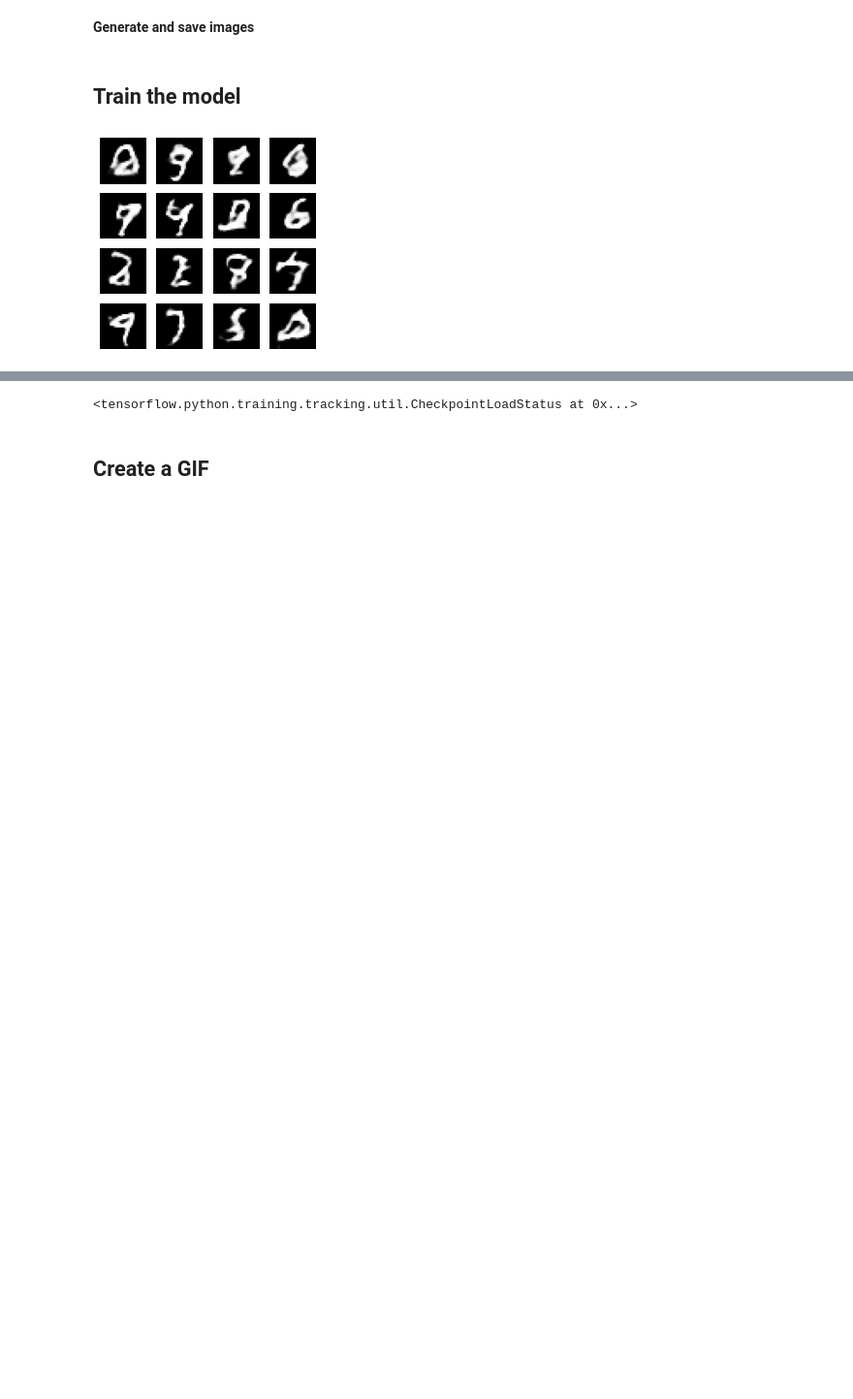
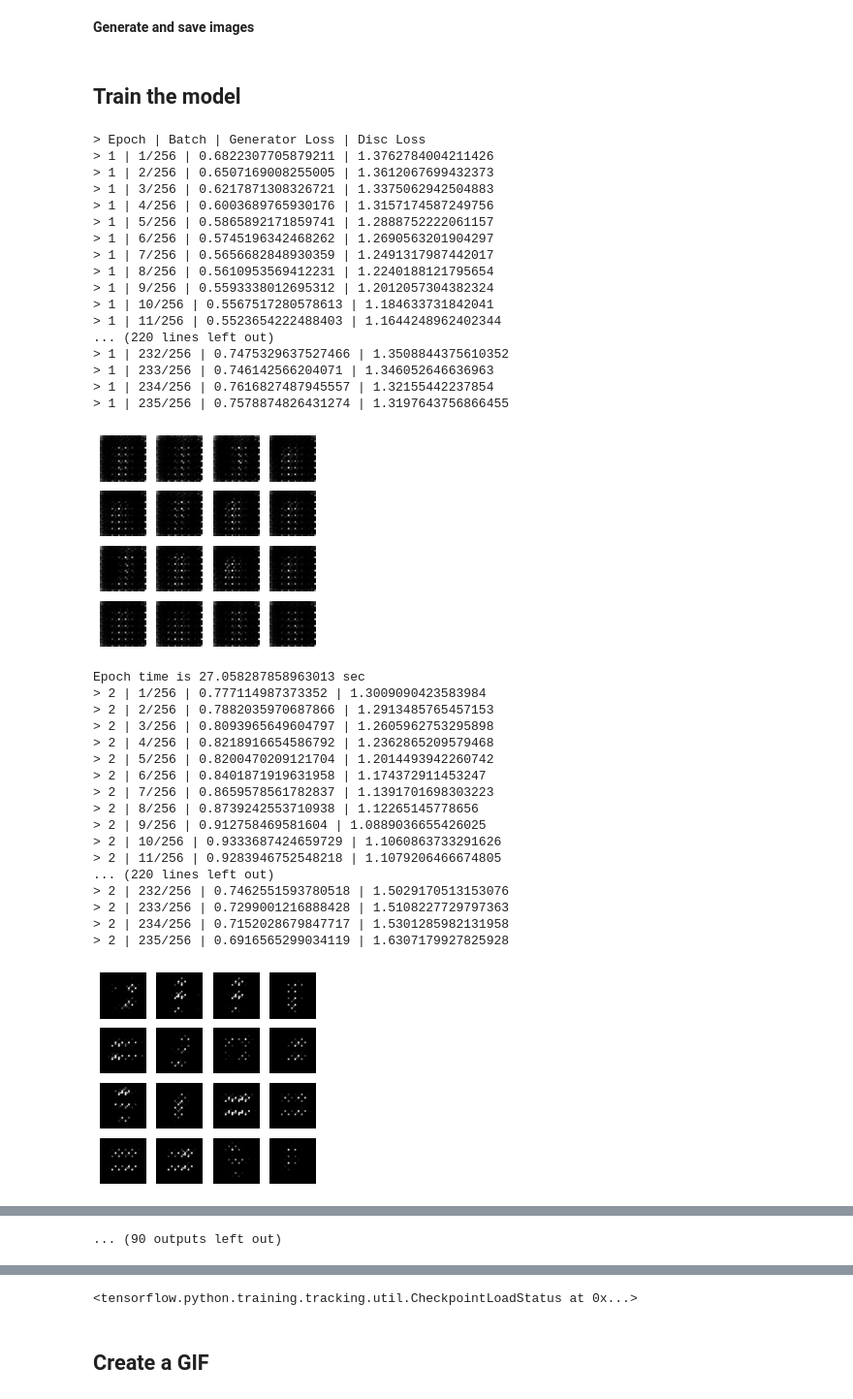
Before and after one commit to limafernando/mnist-gan, a Jupyter notebook: mnist_gan.ipynb, the cells around one changed output, grey strips where cells are left out. Shown at 97% size. Drawn from its saved outputs; the diff is of its cells as text; code cells hidden in the pictures; blank space fills up the shorter version.

Commit message:
Adding training status and the losses graph

```diff
--- a/mnist_gan.ipynb
+++ b/mnist_gan.ipynb
@@ -202,16 +202,35 @@ def train_step(images):
 
     generator_optimizer.apply_gradients(zip(gradients_of_generator, generator.trainable_variables))
     discriminator_optimizer.apply_gradients(zip(gradients_of_discriminator, discriminator.trainable_variables))
+
+    return gen_loss, disc_loss
 # %%
 def train(dataset, epochs):
+
+    print ('> Epoch | Batch | Generator Loss | Disc Loss')
+
+    total_time = 0
+    losses = []
+
     for epoch in range(epochs):
-        start = time.time()
+        start_time = time.time()
+
+        batch_count = 1
 
         for image_batch in dataset:
-            train_step(image_batch)
+
+            gen_loss, disc_loss = train_step(image_batch)
+
+            print ('> {} | {}/{} | {} | {}'.format(epoch + 1, batch_count,
+                                                        BATCH_SIZE,
+                                                        gen_loss, disc_loss))
+
+            batch_count += 1
+
+        losses.append((gen_loss, disc_loss))
 
         # Produce images for the GIF as we go
-        display.clear_output(wait=True)
+        #display.clear_output(wait=True)
         generate_and_save_images(generator,
                                 epoch + 1,
                                 seed)
@@ -220,13 +239,17 @@ def train(dataset, epochs):
         if (epoch + 1) % 15 == 0:
             checkpoint.save(file_prefix = checkpoint_prefix)
 
-        print ('Time for epoch {} is {} sec'.format(epoch + 1, time.time()-start))
+        print('Epoch time is {} sec'.format(time.time()-start_time))
+
+    print('Total training time is {} sec'.format(time.time()-start_time))
 
     # Generate after the final epoch
-    display.clear_output(wait=True)
+    #display.clear_output(wait=True)
     generate_and_save_images(generator,
                             epochs,
                             seed)
+
+    return losses
 # %% [markdown]
 **Generate and save images**
 # %%
@@ -245,6 +268,41 @@ def generate_and_save_images(model, epoch, test_input):
 # %% [markdown]
 ## Train the model
 # %%
-train(train_dataset, EPOCHS)
+losses = train(train_dataset, EPOCHS)
 # %% [output]
+> Epoch | Batch | Generator Loss | Disc Loss
+> 1 | 1/256 | 0.6822307705879211 | 1.3762784004211426
+> 1 | 2/256 | 0.6507169008255005 | 1.3612067699432373
+> 1 | 3/256 | 0.6217871308326721 | 1.3375062942504883
+> 1 | 4/256 | 0.6003689765930176 | 1.3157174587249756
+> 1 | 5/256 | 0.5865892171859741 | 1.2888752222061157
+> 1 | 6/256 | 0.5745196342468262 | 1.2690563201904297
+> 1 | 7/256 | 0.5656682848930359 | 1.2491317987442017
+> 1 | 8/256 | 0.5610953569412231 | 1.2240188121795654
+> 1 | 9/256 | 0.5593338012695312 | 1.2012057304382324
+> 1 | 10/256 | 0.5567517280578613 | 1.184633731842041
+> 1 | 11/256 | 0.5523654222488403 | 1.1644248962402344
+... (220 lines left out)
+> 1 | 232/256 | 0.7475329637527466 | 1.3508844375610352
+> 1 | 233/256 | 0.746142566204071 | 1.346052646636963
+> 1 | 234/256 | 0.7616827487945557 | 1.32155442237854
+> 1 | 235/256 | 0.7578874826431274 | 1.3197643756866455
-[figure, old version]
+[figure, new version]
+Epoch time is 27.058287858963013 sec
+> 2 | 1/256 | 0.777114987373352 | 1.3009090423583984
+> 2 | 2/256 | 0.7882035970687866 | 1.2913485765457153
+> 2 | 3/256 | 0.8093965649604797 | 1.2605962753295898
+> 2 | 4/256 | 0.8218916654586792 | 1.2362865209579468
+> 2 | 5/256 | 0.8200470209121704 | 1.2014493942260742
+> 2 | 6/256 | 0.8401871919631958 | 1.174372911453247
+> 2 | 7/256 | 0.8659578561782837 | 1.1391701698303223
+> 2 | 8/256 | 0.8739242553710938 | 1.12265145778656
+> 2 | 9/256 | 0.912758469581604 | 1.0889036655426025
+> 2 | 10/256 | 0.9333687424659729 | 1.1060863733291626
+> 2 | 11/256 | 0.9283946752548218 | 1.1079206466674805
+... (220 lines left out)
+> 2 | 232/256 | 0.7462551593780518 | 1.5029170513153076
+> 2 | 233/256 | 0.7299001216888428 | 1.5108227729797363
+> 2 | 234/256 | 0.7152028679847717 | 1.5301285982131958
+> 2 | 235/256 | 0.6916565299034119 | 1.6307179927825928
+[figure, added]
@@ -250,0 +381 @@ train(train_dataset, EPOCHS)
+... (90 outputs left out)
```
Also changed, not shown: parts of 6 cells of this notebook.
